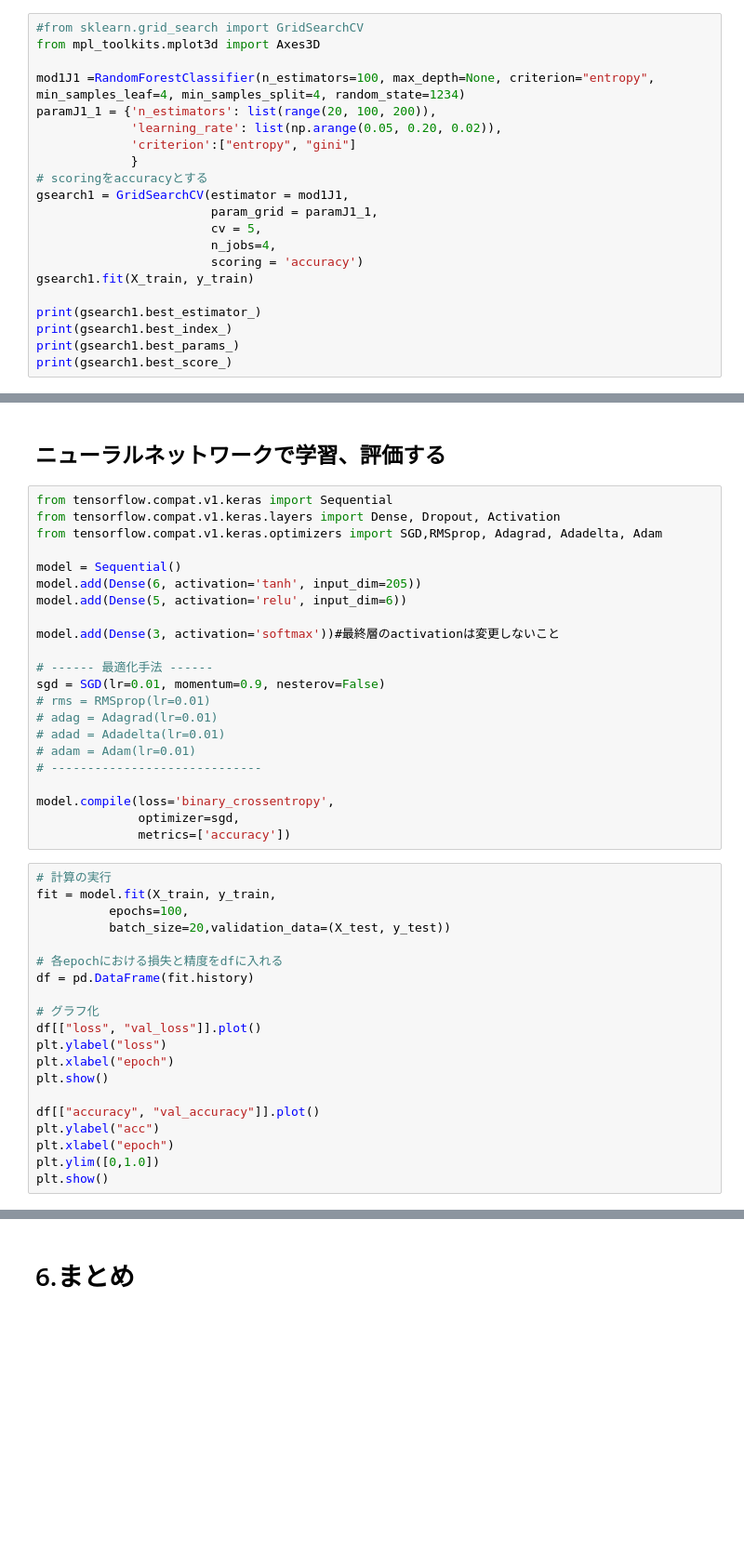
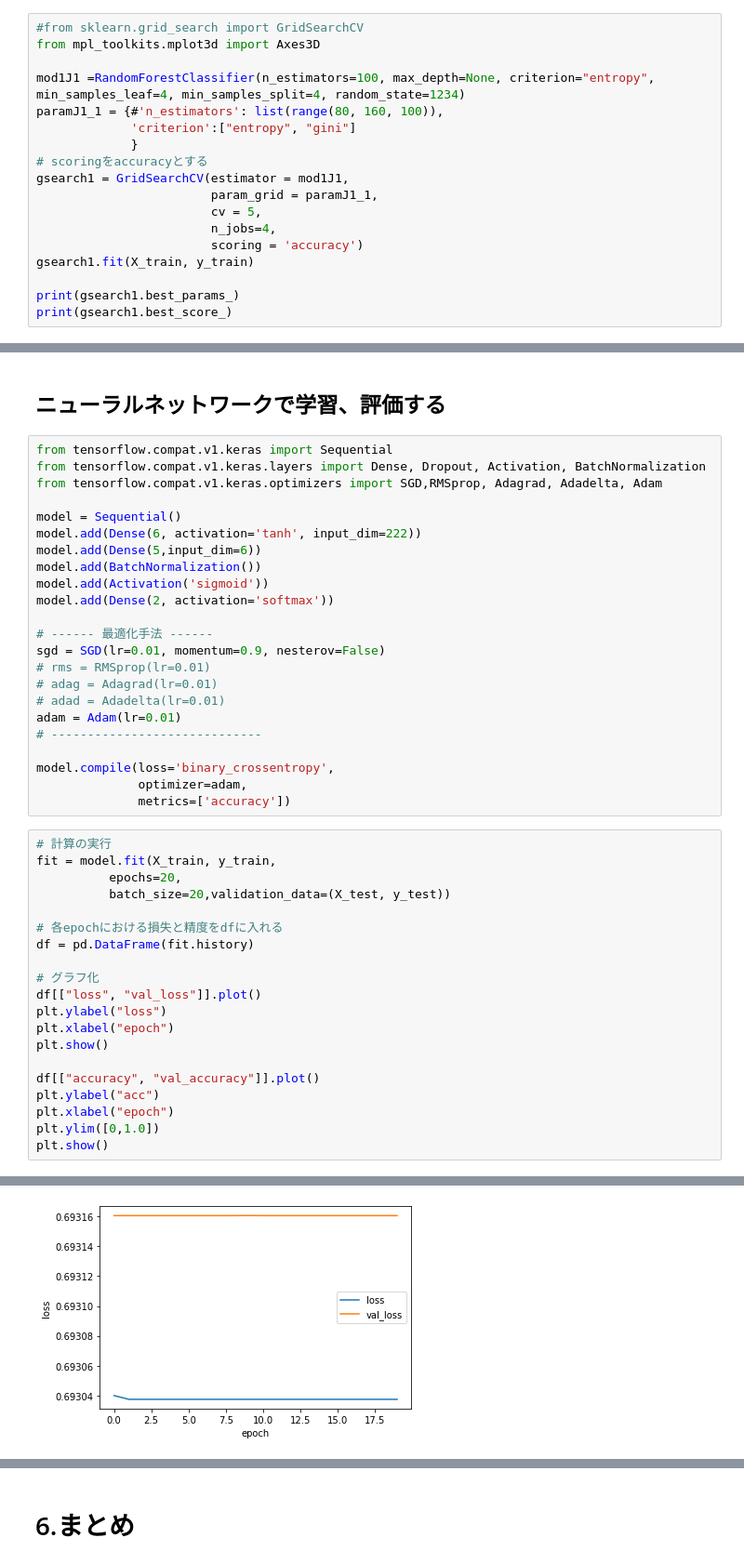
Before and after one commit to wakaxx/kagawa_ai_2020, a Jupyter notebook: Day3_work_佐野弘実.ipynb, the cells around one changed output, grey strips where cells are left out. Shown at 93% size. Drawn from its saved outputs; the diff is of its cells as text; blank space fills up the shorter version.

```diff
--- a/Day3_work_佐野弘実.ipynb
+++ b/Day3_work_佐野弘実.ipynb
@@ -642,8 +647,7 @@ GradientBoost start.
 from mpl_toolkits.mplot3d import Axes3D
 
 mod1J1 =RandomForestClassifier(n_estimators=100, max_depth=None, criterion="entropy", min_samples_leaf=4, min_samples_split=4, random_state=1234)
-paramJ1_1 = {'n_estimators': list(range(20, 100, 200)),
-             'learning_rate': list(np.arange(0.05, 0.20, 0.02)),
+paramJ1_1 = {#'n_estimators': list(range(80, 160, 100)),
              'criterion':["entropy", "gini"]
              }
 # scoringをaccuracyとする
@@ -654,8 +658,6 @@ gsearch1 = GridSearchCV(estimator = mod1J1,
                         scoring = 'accuracy')
 gsearch1.fit(X_train, y_train)
 
-print(gsearch1.best_estimator_)
-print(gsearch1.best_index_)
 print(gsearch1.best_params_)
 print(gsearch1.best_score_)
 # %% [output]
@@ -723,30 +717,31 @@ F1値（F1-score） = 56.239%
 ## ニューラルネットワークで学習、評価する
 # %%
 from tensorflow.compat.v1.keras import Sequential
-from tensorflow.compat.v1.keras.layers import Dense, Dropout, Activation
+from tensorflow.compat.v1.keras.layers import Dense, Dropout, Activation, BatchNormalization
 from tensorflow.compat.v1.keras.optimizers import SGD,RMSprop, Adagrad, Adadelta, Adam
 
 model = Sequential()
-model.add(Dense(6, activation='tanh', input_dim=205))
-model.add(Dense(5, activation='relu', input_dim=6))
-
-model.add(Dense(3, activation='softmax'))#最終層のactivationは変更しないこと
+model.add(Dense(6, activation='tanh', input_dim=222))
+model.add(Dense(5,input_dim=6))
+model.add(BatchNormalization())
+model.add(Activation('sigmoid'))
+model.add(Dense(2, activation='softmax'))
 
 # ------ 最適化手法 ------
 sgd = SGD(lr=0.01, momentum=0.9, nesterov=False)
 # rms = RMSprop(lr=0.01)
 # adag = Adagrad(lr=0.01)
 # adad = Adadelta(lr=0.01)
-# adam = Adam(lr=0.01)
+adam = Adam(lr=0.01)
 # -----------------------------
 
 model.compile(loss='binary_crossentropy',
-              optimizer=sgd,
+              optimizer=adam,
               metrics=['accuracy'])
 # %%
 # 計算の実行
 fit = model.fit(X_train, y_train,
-          epochs=100,
+          epochs=20,
           batch_size=20,validation_data=(X_test, y_test))
 
 # 各epochにおける損失と精度をdfに入れる
@@ -763,3 +758,4 @@ plt.ylabel("acc")
 plt.xlabel("epoch")
 plt.ylim([0,1.0])
 plt.show()
+# %% [output]
@@ -765,0 +779 @@ plt.show()
+[figure, added]
```
Also changed, not shown: parts of 10 cells of this notebook.
